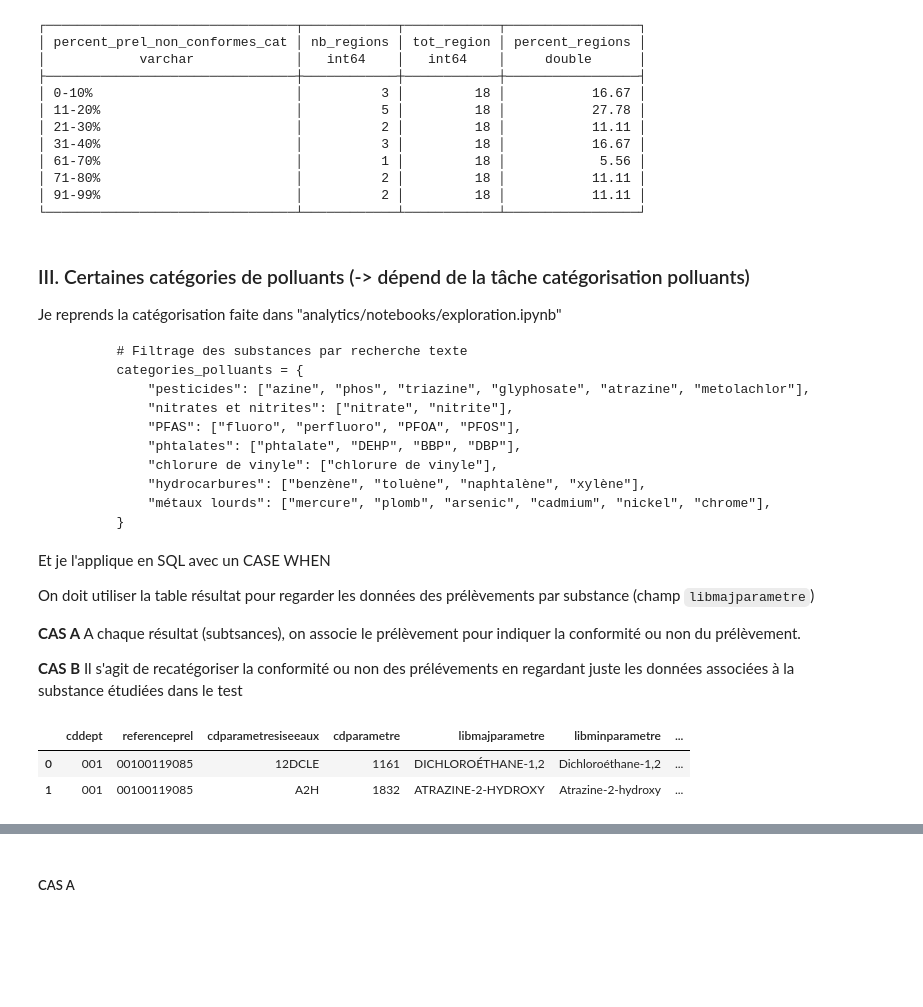
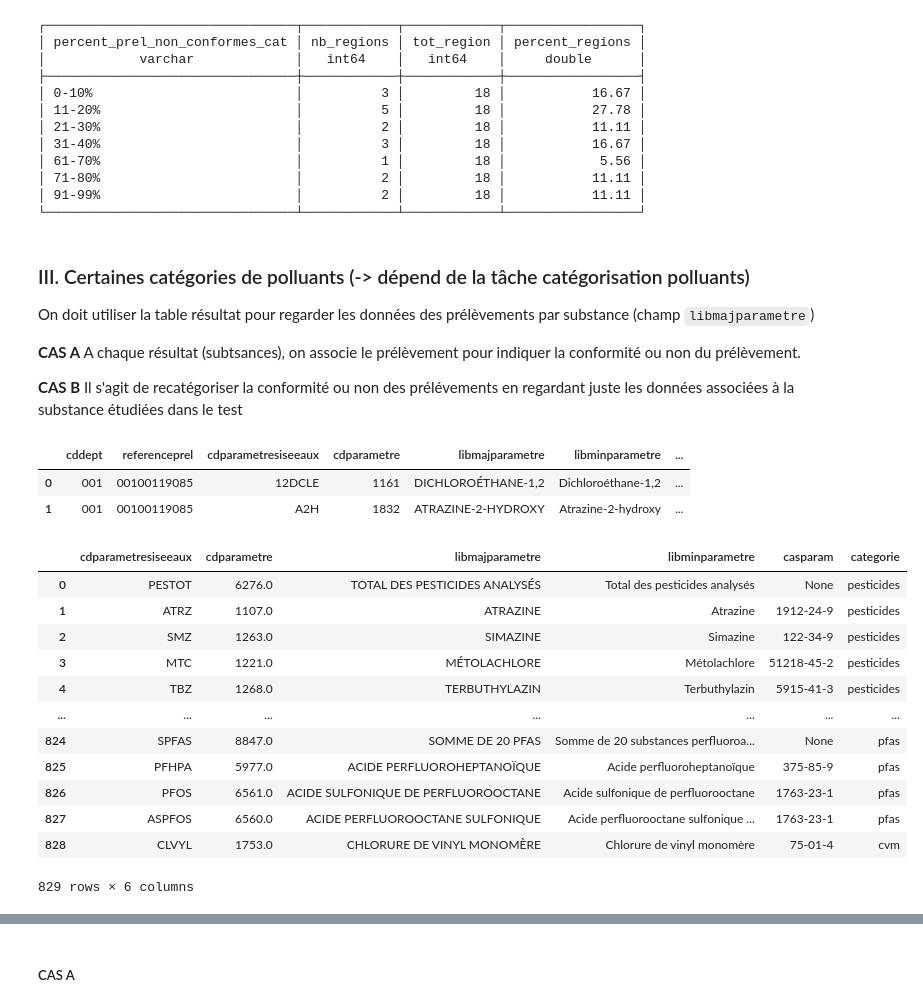
Before and after one commit to sbsrouteur/13_pollution_eau, a Jupyter notebook: analytics/notebooks/Tache110_Polluants_le_plus_souvent_non_conformes.ipynb, the cells around one changed output, grey strips where cells are left out. Drawn from its saved outputs; the diff is of its cells as text; code cells hidden in the pictures; blank space fills up the shorter version.

Commit message:
Use data from Pauline for categorisation

```diff
--- a/analytics/notebooks/Tache110_Polluants_le_plus_souvent_non_conformes.ipynb
+++ b/analytics/notebooks/Tache110_Polluants_le_plus_souvent_non_conformes.ipynb
@@ -683,21 +681,6 @@ con.sql(query_2024_conformity_reg_repartition).show()
 └────────────────────────────────┴────────────┴────────────┴─────────────────┘
 # %% [markdown]
 ### III. Certaines catégories de polluants (-> dépend de la tâche catégorisation polluants)
-
-Je reprends la catégorisation faite dans "analytics/notebooks/exploration.ipynb"
-
-            # Filtrage des substances par recherche texte
-            categories_polluants = {
-                "pesticides": ["azine", "phos", "triazine", "glyphosate", "atrazine", "metolachlor"],
-                "nitrates et nitrites": ["nitrate", "nitrite"],
-                "PFAS": ["fluoro", "perfluoro", "PFOA", "PFOS"],
-                "phtalates": ["phtalate", "DEHP", "BBP", "DBP"],
-                "chlorure de vinyle": ["chlorure de vinyle"],
-                "hydrocarbures": ["benzène", "toluène", "naphtalène", "xylène"],
-                "métaux lourds": ["mercure", "plomb", "arsenic", "cadmium", "nickel", "chrome"],
-            }
-
-Et je l'applique en SQL avec un CASE WHEN
 
 On doit utiliser la table résultat pour regarder les données des prélèvements par substance (champ `libmajparametre`)
 
@@ -714,3 +697,22 @@ preview_resultats
 |  | cddept | referenceprel | cdparametresiseeaux | cdparametre | libmajparametre | libminparametre | ... |
 | 0 | 001 | 00100119085 | 12DCLE | 1161 | DICHLOROÉTHANE-1,2 | Dichloroéthane-1,2 | ... |
 | 1 | 001 | 00100119085 | A2H | 1832 | ATRAZINE-2-HYDROXY | Atrazine-2-hydroxy | ... |
+# %%
+# Utilisation de la catégorisation faite par Pauline
+query_polluant_pauline = 'select * from read_csv("https://s3.fr-par.scw.cloud/pollution-eau-s3/upload/mapping_categories.csv", header=true)'
+
+con.sql(query_polluant_pauline).df()
+# %% [output]
+|  | cdparametresiseeaux | cdparametre | libmajparametre | libminparametre | casparam | categorie |
+| 0 | PESTOT | 6276.0 | TOTAL DES PESTICIDES ANALYSÉS | Total des pesticides analysés | None | pesticides |
+| 1 | ATRZ | 1107.0 | ATRAZINE | Atrazine | 1912-24-9 | pesticides |
+| 2 | SMZ | 1263.0 | SIMAZINE | Simazine | 122-34-9 | pesticides |
+| 3 | MTC | 1221.0 | MÉTOLACHLORE | Métolachlore | 51218-45-2 | pesticides |
+| 4 | TBZ | 1268.0 | TERBUTHYLAZIN | Terbuthylazin | 5915-41-3 | pesticides |
+| ... | ... | ... | ... | ... | ... | ... |
+| 824 | SPFAS | 8847.0 | SOMME DE 20 PFAS | Somme de 20 substances perfluoroa... | None | pfas |
+| 825 | PFHPA | 5977.0 | ACIDE PERFLUOROHEPTANOÏQUE | Acide perfluoroheptanoïque | 375-85-9 | pfas |
+| 826 | PFOS | 6561.0 | ACIDE SULFONIQUE DE PERFLUOROOCTANE | Acide sulfonique de perfluorooctane | 1763-23-1 | pfas |
+| 827 | ASPFOS | 6560.0 | ACIDE PERFLUOROOCTANE SULFONIQUE | Acide perfluorooctane sulfonique ... | 1763-23-1 | pfas |
+| 828 | CLVYL | 1753.0 | CHLORURE DE VINYL MONOMÈRE | Chlorure de vinyl monomère | 75-01-4 | cvm |
+829 rows × 6 columns
```
Also changed, not shown: parts of 13 cells of this notebook.
